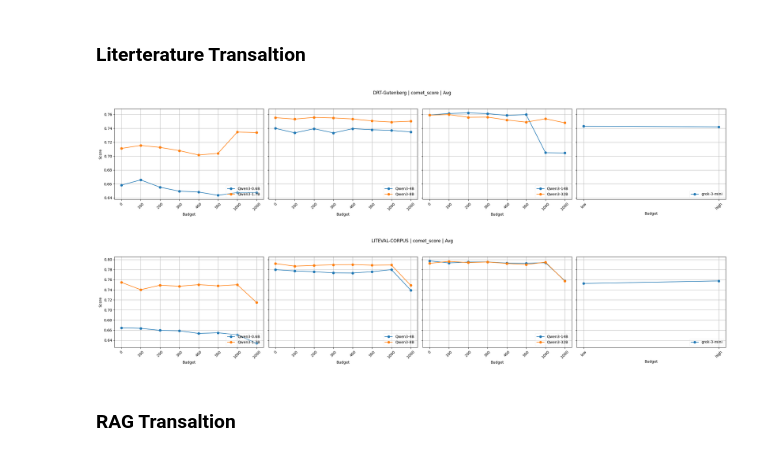
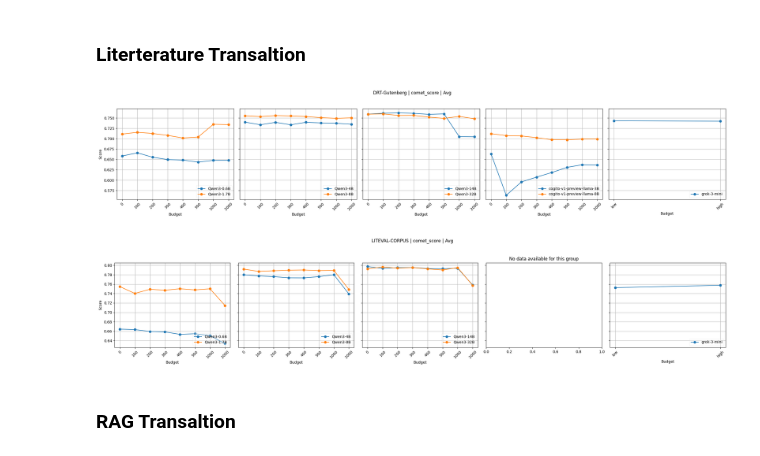
Before and after one commit to ZiHAO-LI-cmd/rm4mt, a Jupyter notebook: rm4mt_eval/analysis/analysis_comet.ipynb, the cells around one changed output. Cells and saved outputs as stored; diff of their text form; code cells hidden in the pictures.

```diff
--- a/rm4mt_eval/analysis/analysis_comet.ipynb
+++ b/rm4mt_eval/analysis/analysis_comet.ipynb
@@ -396,30 +405,32 @@ plot_models_groups_side_by_side(
         ['Qwen3-0.6B', 'Qwen3-1.7B'],
         ['Qwen3-4B', 'Qwen3-8B'],
         ['Qwen3-14B', 'Qwen3-32B'],
+        ["cogito-v1-preview-llama-3B", "cogito-v1-preview-llama-8B"],
         ['grok-3-mini'],
     ],
     budget_ticks=[0, 100, 200, 300, 400, 500, 1000, 2000],
     figsize=(24, 5)
 )
 # %% [output]
-[figure, old version]
+[figure, new version]
 # %%
 plot_models_groups_side_by_side(
     dfs_by_metric['comet_score'],
     task='LITEVAL-CORPUS',
     metric='comet_score',
     lang_pair='Avg',
     model_groups=[
         ['Qwen3-0.6B', 'Qwen3-1.7B'],
         ['Qwen3-4B', 'Qwen3-8B'],
         ['Qwen3-14B', 'Qwen3-32B'],
+        ["cogito-v1-preview-llama-3B", "cogito-v1-preview-llama-8B"],
         ['grok-3-mini'],
     ],
     budget_ticks=[0, 100, 200, 300, 400, 500, 1000, 2000],
     figsize=(24, 5)
 )
 # %% [output]
-[figure, old version]
+[figure, new version]
 # %% [markdown]
 ### RAG Transaltion
 # %%
```
Also changed, not shown: parts of 10 cells of this notebook, 1 other file.
